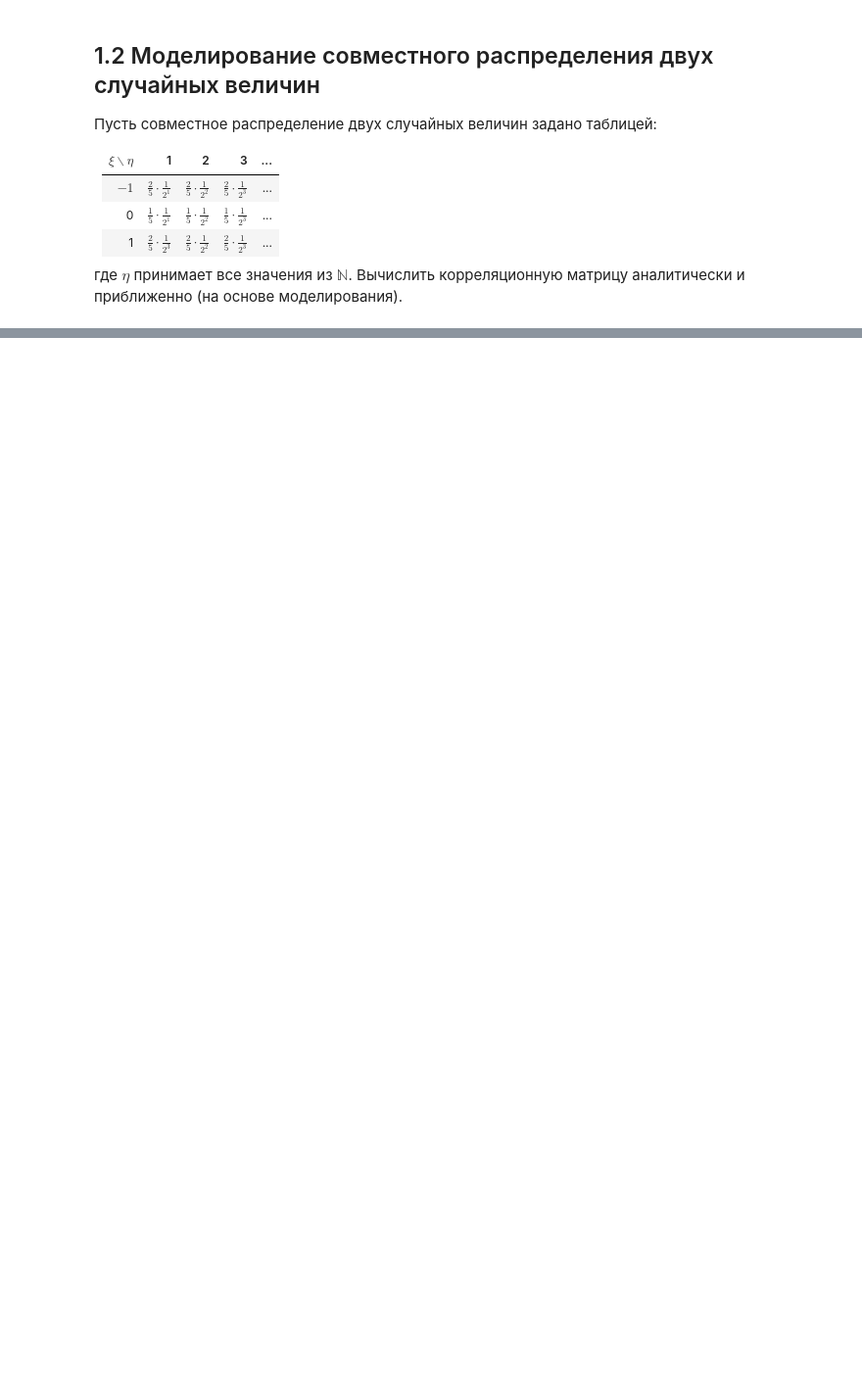
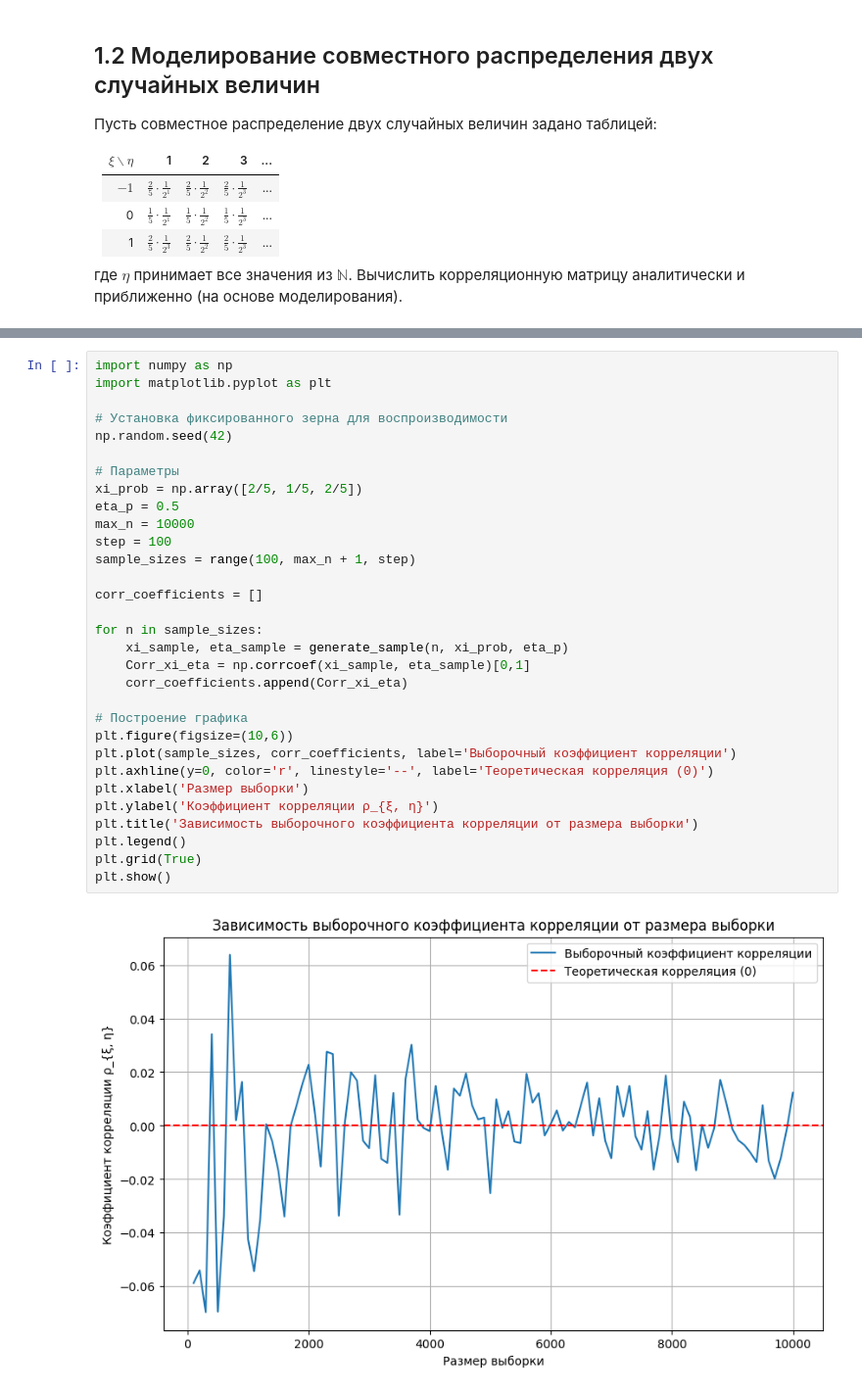
Before and after one commit to CandyGoose/Statistics-Bayesian_inference-linear_and_wooden_models, a Jupyter notebook: hw/hw2.ipynb, the cells around one changed output, grey strips where cells are left out. Shown at 98% size. Cells and saved outputs as stored; diff of their text form; blank space fills up the shorter version.

```diff
--- a/hw/hw2.ipynb
+++ b/hw/hw2.ipynb
@@ -657,0 +695,33 @@ xi
+# %%
+import numpy as np
+import matplotlib.pyplot as plt
+
+# Установка фиксированного зерна для воспроизводимости
+np.random.seed(42)
+
+# Параметры
+xi_prob = np.array([2/5, 1/5, 2/5])
+eta_p = 0.5
+max_n = 10000
+step = 100
+sample_sizes = range(100, max_n + 1, step)
+
+corr_coefficients = []
+
+for n in sample_sizes:
+    xi_sample, eta_sample = generate_sample(n, xi_prob, eta_p)
+    Corr_xi_eta = np.corrcoef(xi_sample, eta_sample)[0,1]
+    corr_coefficients.append(Corr_xi_eta)
+
+# Построение графика
+plt.figure(figsize=(10,6))
+plt.plot(sample_sizes, corr_coefficients, label='Выборочный коэффициент корреляции')
+plt.axhline(y=0, color='r', linestyle='--', label='Теоретическая корреляция (0)')
+plt.xlabel('Размер выборки')
+plt.ylabel('Коэффициент корреляции ρ_{ξ, η}')
+plt.title('Зависимость выборочного коэффициента корреляции от размера выборки')
+plt.legend()
+plt.grid(True)
+plt.show()
+# %% [output]
+[figure, added]
```
Also changed, not shown: parts of 14 cells of this notebook, 1 other file.
